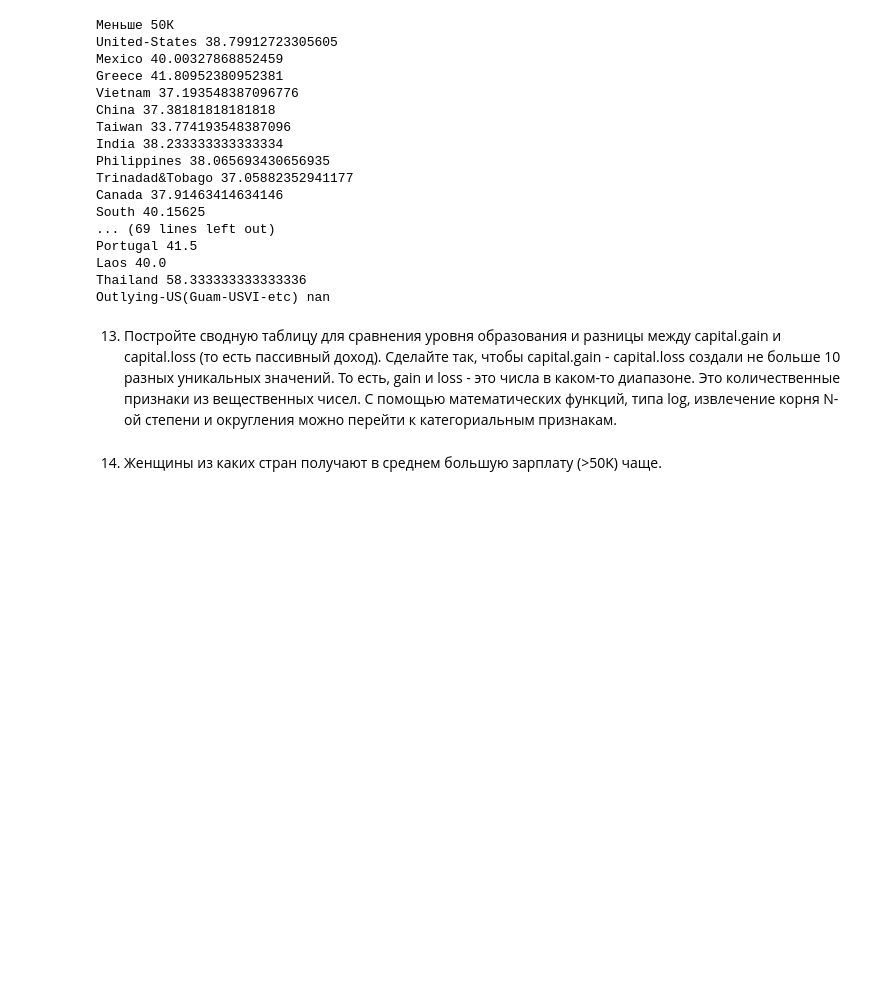
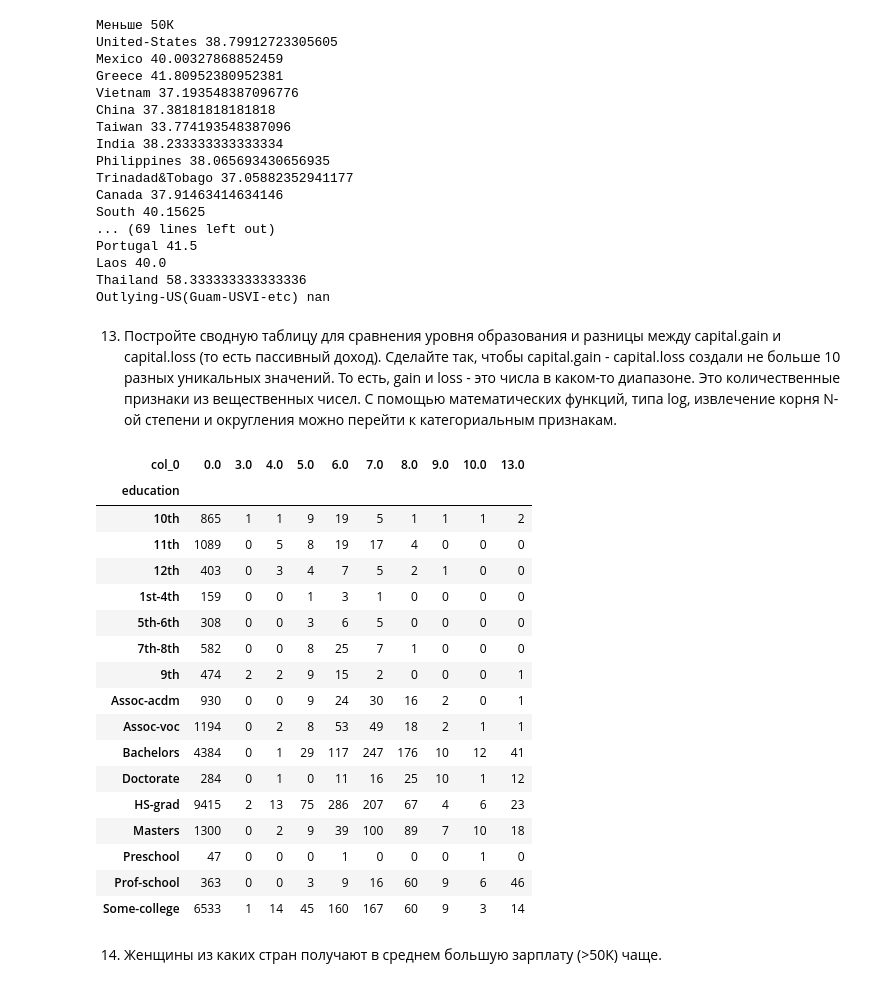
Before and after one commit to Agotsulov/ML-7bits, a Jupyter notebook: week2_homework_02-02-homework-pandas.ipynb, the cells around one changed output. Saved outputs shown, nothing was run; the diff lists cells and outputs as text; code cells hidden in the pictures; blank space fills up the shorter version.

```diff
--- a/week2_homework_02-02-homework-pandas.ipynb
+++ b/week2_homework_02-02-homework-pandas.ipynb
@@ -158,6 +158,27 @@ Thailand 58.333333333333336
 Outlying-US(Guam-USVI-etc) nan
 # %% [markdown]
 13) Постройте сводную таблицу для сравнения уровня образования и разницы между capital.gain и capital.loss (то есть пассивный доход). Сделайте так, чтобы capital.gain - capital.loss создали не больше 10 разных уникальных значений. То есть, gain и loss - это числа в каком-то диапазоне. Это количественные признаки из вещественных чисел. С помощью математических функций, типа log, извлечение корня N-ой степени и округления можно перейти к категориальным признакам.
+# %%
+pd.crosstab(df['education'], np.round(np.power(df['capital.gain'] - df['capital.loss'], 0.22), 0))
+# %% [output]
+| col_0 | 0.0 | 3.0 | 4.0 | 5.0 | 6.0 | 7.0 | 8.0 | 9.0 | 10.0 | 13.0 |
+| education |  |  |  |  |  |  |  |  |  |  |
+| 10th | 865 | 1 | 1 | 9 | 19 | 5 | 1 | 1 | 1 | 2 |
+| 11th | 1089 | 0 | 5 | 8 | 19 | 17 | 4 | 0 | 0 | 0 |
+| 12th | 403 | 0 | 3 | 4 | 7 | 5 | 2 | 1 | 0 | 0 |
+| 1st-4th | 159 | 0 | 0 | 1 | 3 | 1 | 0 | 0 | 0 | 0 |
+| 5th-6th | 308 | 0 | 0 | 3 | 6 | 5 | 0 | 0 | 0 | 0 |
+| 7th-8th | 582 | 0 | 0 | 8 | 25 | 7 | 1 | 0 | 0 | 0 |
+| 9th | 474 | 2 | 2 | 9 | 15 | 2 | 0 | 0 | 0 | 1 |
+| Assoc-acdm | 930 | 0 | 0 | 9 | 24 | 30 | 16 | 2 | 0 | 1 |
+| Assoc-voc | 1194 | 0 | 2 | 8 | 53 | 49 | 18 | 2 | 1 | 1 |
+| Bachelors | 4384 | 0 | 1 | 29 | 117 | 247 | 176 | 10 | 12 | 41 |
+| Doctorate | 284 | 0 | 1 | 0 | 11 | 16 | 25 | 10 | 1 | 12 |
+| HS-grad | 9415 | 2 | 13 | 75 | 286 | 207 | 67 | 4 | 6 | 23 |
+| Masters | 1300 | 0 | 2 | 9 | 39 | 100 | 89 | 7 | 10 | 18 |
+| Preschool | 47 | 0 | 0 | 0 | 1 | 0 | 0 | 0 | 1 | 0 |
+| Prof-school | 363 | 0 | 0 | 3 | 9 | 16 | 60 | 9 | 6 | 46 |
+| Some-college | 6533 | 1 | 14 | 45 | 160 | 167 | 60 | 9 | 3 | 14 |
 # %% [markdown]
 14) Женщины из каких стран получают в среднем большую зарплату (>50K) чаще.
 # %%
```
